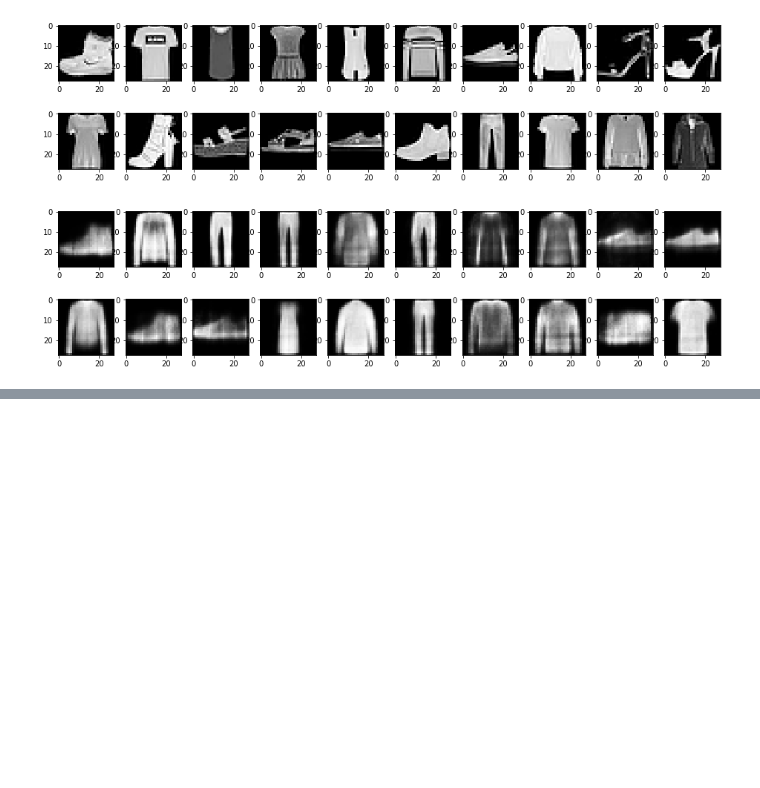
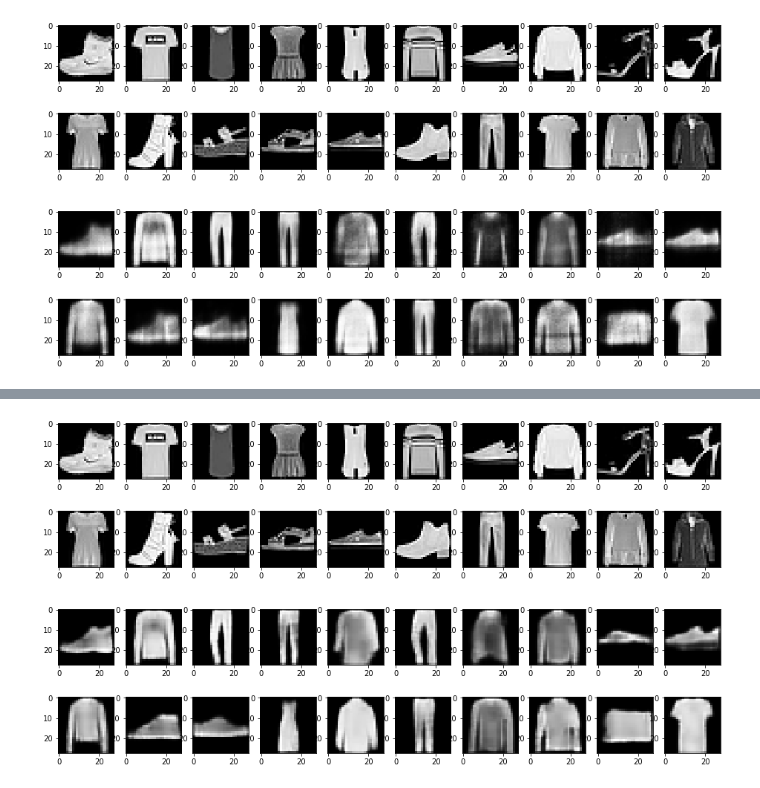
Before and after one commit to jessee-kung/tu-etp-ad1062, a Jupyter notebook: demo_06.ipynb, the cells around one changed output, grey strips where cells are left out. Saved outputs shown, nothing was run; the diff lists cells and outputs as text; code cells hidden in the pictures; blank space fills up the shorter version.

```diff
--- a/demo_06.ipynb
+++ b/demo_06.ipynb
@@ -48,7 +54,7 @@ for i in range(0,20):
 ### Demo 6.1.1. Auto-Encoder
 ---
 # %%
-encoding_dim = 32
+encoding_dim = 128
 
 def build_autoencoder():
     input_img = Input(shape=(784,))
@@ -114,0 +147,10 @@ for i in range(0,20):
+# %%
+I_train = I_train.reshape( (len(I_train), 28, 28, 1) )
+I_test = I_test.reshape( (len(I_test), 28, 28, 1) )
+
+autoencoder_cnn = build_cnn_autoencoder()
+autoencoder_cnn.fit(I_train, I_train,
+                    epochs=50,
+                    batch_size=128,
+                    shuffle=True,
+                    validation_data=(I_test, I_test))
@@ -114,0 +194,15 @@ for i in range(0,20):
+# %%
+I_test_predict = autoencoder_cnn.predict(I_test)
+# %%
+plt.figure(figsize=(16, 4))
+for i in range(0,20):
+    plt.subplot(2, 10, i+1)
+    plt.imshow(I_train[i,:].reshape(28, 28), cmap='gray')
+
+plt.figure(figsize=(16, 4))
+for i in range(0,20):
+    plt.subplot(2, 10, i+1)
+    plt.imshow(I_test_predict[i,:].reshape(28, 28), cmap='gray')
+# %% [output]
+[figure, added]
+[figure, added]
```
Also changed, not shown: parts of 6 cells of this notebook.
